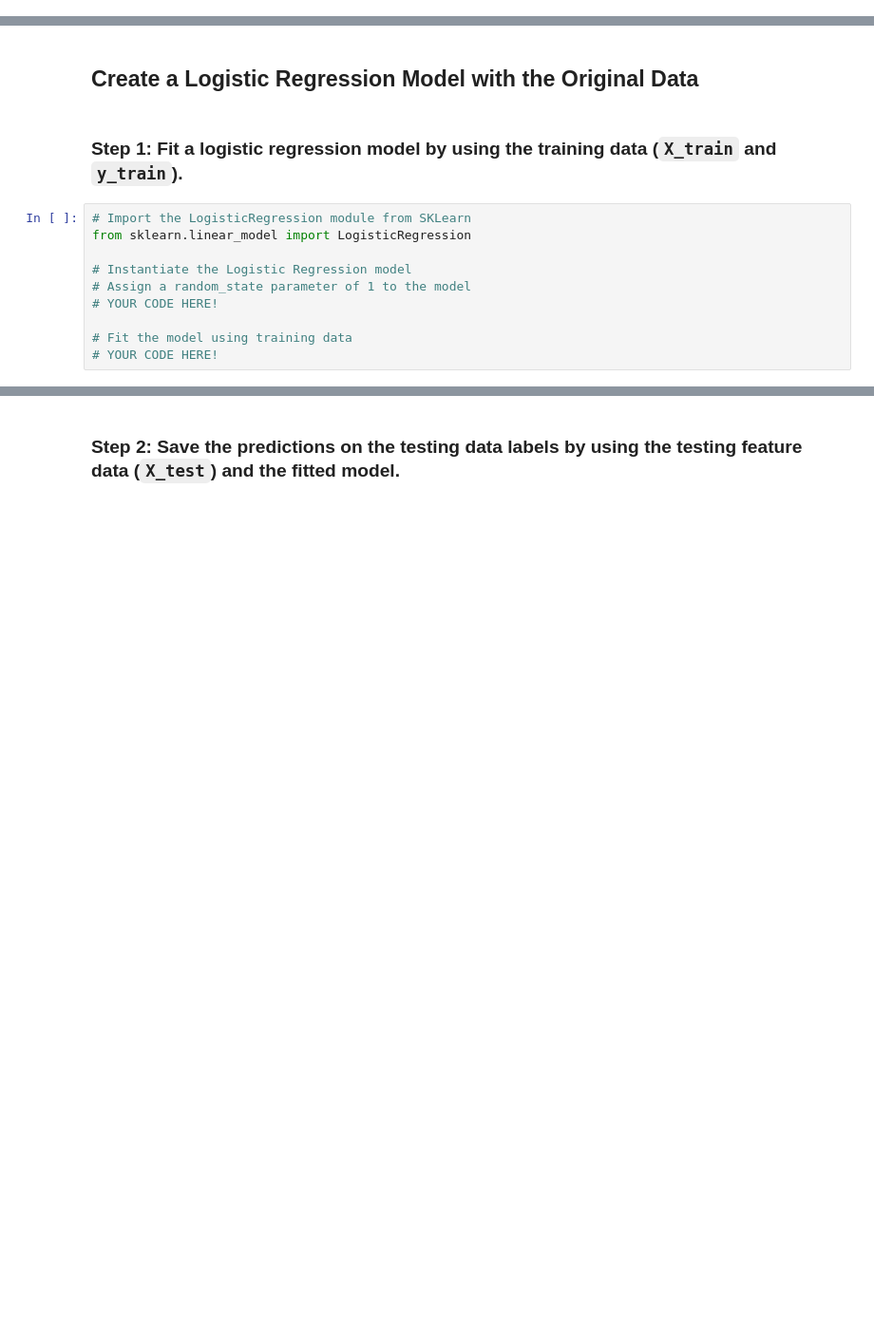
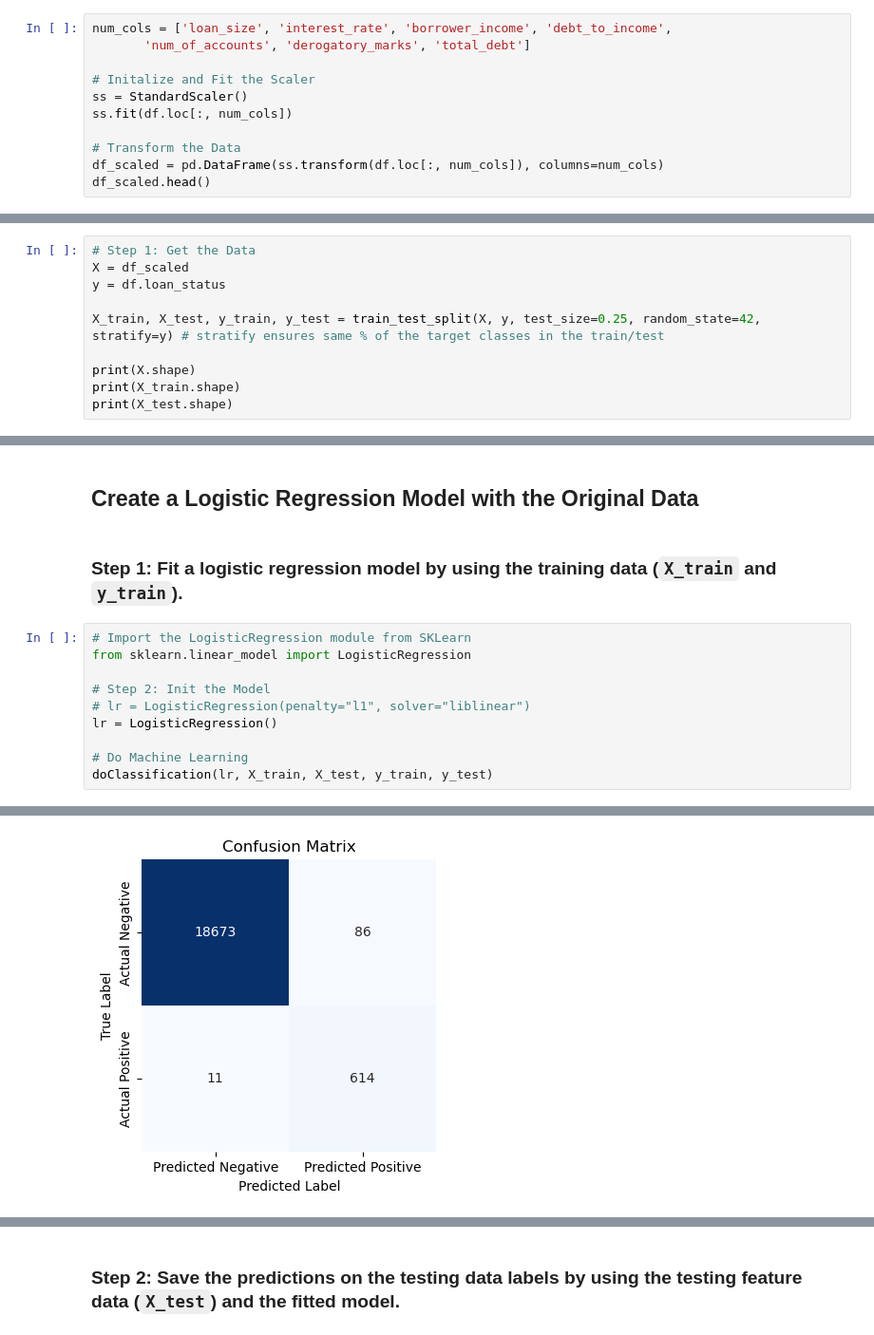
Before and after one commit to Dkelsey11/Databootcamp_week20, a Jupyter notebook: Submission/credit_risk_classification.ipynb, the cells around one changed output, grey strips where cells are left out. Shown at 95% size. Cells and saved outputs as stored; diff of their text form; blank space fills up the shorter version.

```diff
--- a/Submission/credit_risk_classification.ipynb
+++ b/Submission/credit_risk_classification.ipynb
@@ -44,0 +112,11 @@ df.head()
+# %%
+num_cols = ['loan_size', 'interest_rate', 'borrower_income', 'debt_to_income',
+       'num_of_accounts', 'derogatory_marks', 'total_debt']
+
+# Initalize and Fit the Scaler
+ss = StandardScaler()
+ss.fit(df.loc[:, num_cols])
+
+# Transform the Data
+df_scaled = pd.DataFrame(ss.transform(df.loc[:, num_cols]), columns=num_cols)
+df_scaled.head()
@@ -60,0 +132,10 @@ df.head()
+# %%
+# Step 1: Get the Data
+X = df_scaled
+y = df.loan_status
+
+X_train, X_test, y_train, y_test = train_test_split(X, y, test_size=0.25, random_state=42, stratify=y) # stratify ensures same % of the target classes in the train/test
+
+print(X.shape)
+print(X_train.shape)
+print(X_test.shape)
@@ -73,13 +237,14 @@ from sklearn.model_selection import train_test_split
 ## Create a Logistic Regression Model with the Original Data
 # %% [markdown]
 ###  Step 1: Fit a logistic regression model by using the training data (`X_train` and `y_train`).
-# %%
-# Import the LogisticRegression module from SKLearn
-from sklearn.linear_model import LogisticRegression
-
-# Instantiate the Logistic Regression model
-# Assign a random_state parameter of 1 to the model
-# YOUR CODE HERE!
-
-# Fit the model using training data
-# YOUR CODE HERE!
+# %%
+# Import the LogisticRegression module from SKLearn
+from sklearn.linear_model import LogisticRegression
+
+# Step 2: Init the Model
+# lr = LogisticRegression(penalty="l1", solver="liblinear")
+lr = LogisticRegression()
+
+# Do Machine Learning
+doClassification(lr, X_train, X_test, y_train, y_test)
+# %% [output]
@@ -85,0 +268 @@ from sklearn.linear_model import LogisticRegression
+[figure, added]
```
Also changed, not shown: parts of 27 cells of this notebook, 1 other file.
